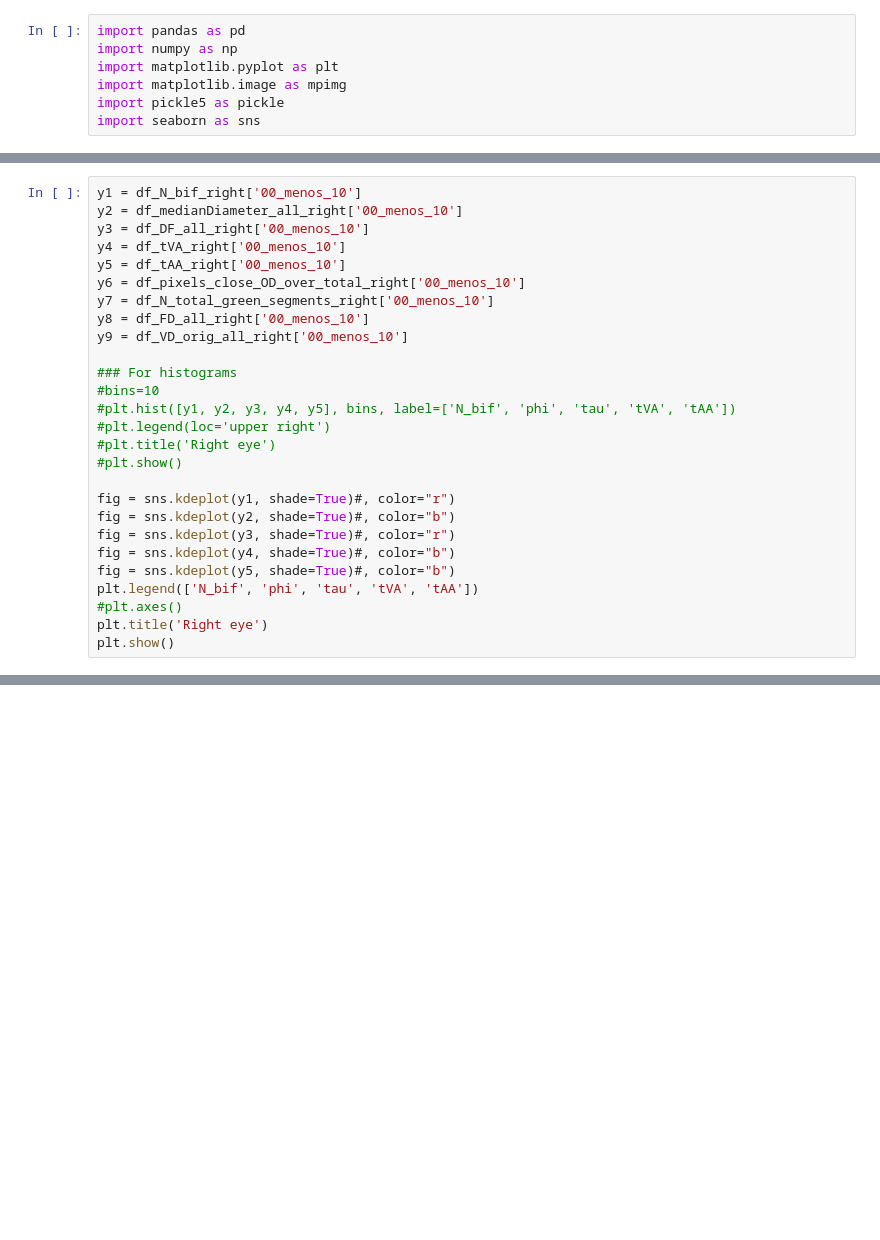
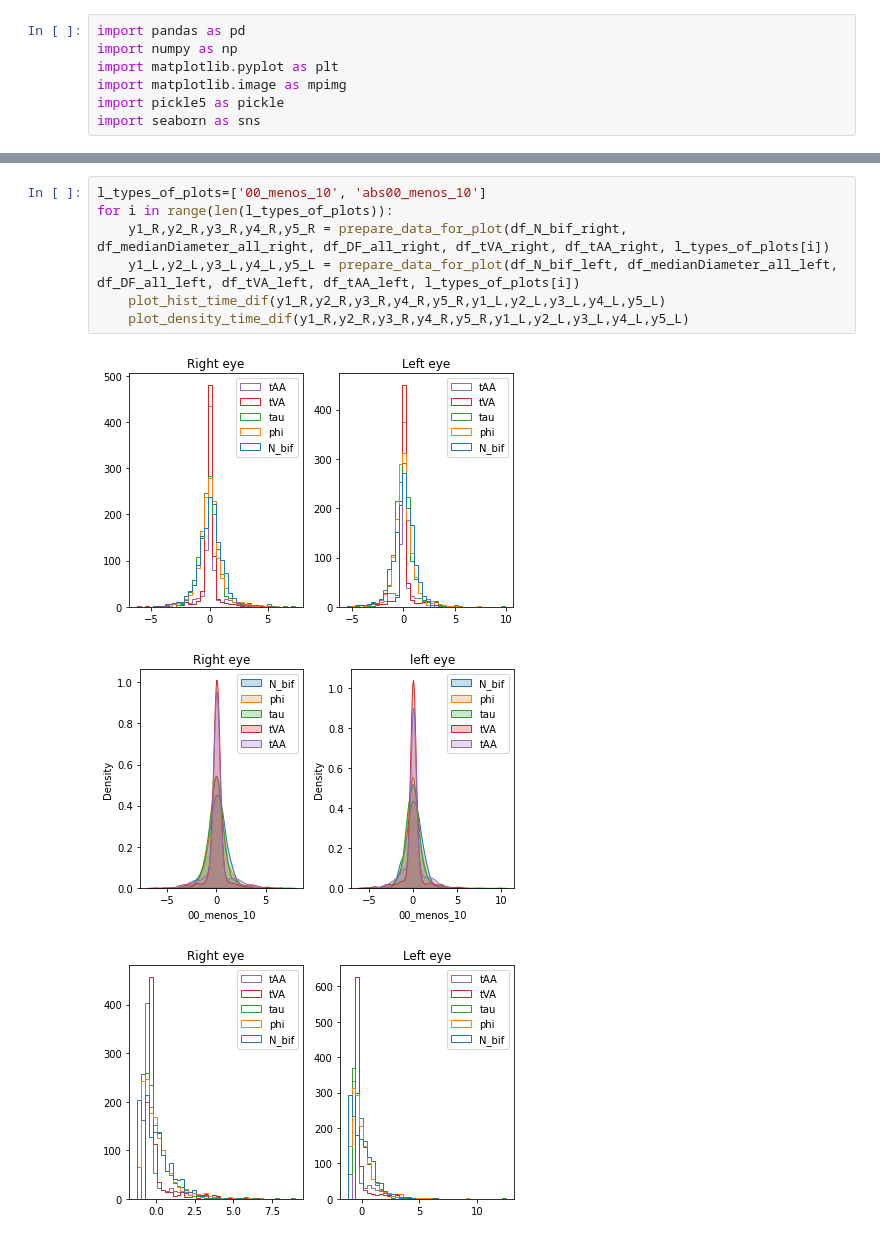
Before and after one commit to BergmannLab/Retina-tortuosity, a Jupyter notebook: Different_time_points/plot_Different_time_points.ipynb, the cells around one changed output, grey strips where cells are left out. Saved outputs shown, nothing was run; the diff lists cells and outputs as text; blank space fills up the shorter version.

Commit message:
Update code to analyze different time points

```diff
--- a/Different_time_points/plot_Different_time_points.ipynb
+++ b/Different_time_points/plot_Different_time_points.ipynb
@@ -52,27 +45,0 @@ df_VD_orig_all_right['abs00_menos_10'].hist()
-# %%
-y1 = df_N_bif_right['00_menos_10']
-y2 = df_medianDiameter_all_right['00_menos_10']
-y3 = df_DF_all_right['00_menos_10']
-y4 = df_tVA_right['00_menos_10']
-y5 = df_tAA_right['00_menos_10']
-y6 = df_pixels_close_OD_over_total_right['00_menos_10']
-y7 = df_N_total_green_segments_right['00_menos_10']
-y8 = df_FD_all_right['00_menos_10']
-y9 = df_VD_orig_all_right['00_menos_10']
-
-### For histograms
-#bins=10
-#plt.hist([y1, y2, y3, y4, y5], bins, label=['N_bif', 'phi', 'tau', 'tVA', 'tAA'])
-#plt.legend(loc='upper right')
-#plt.title('Right eye')
-#plt.show()
-
-fig = sns.kdeplot(y1, shade=True)#, color="r")
-fig = sns.kdeplot(y2, shade=True)#, color="b")
-fig = sns.kdeplot(y3, shade=True)#, color="r")
-fig = sns.kdeplot(y4, shade=True)#, color="b")
-fig = sns.kdeplot(y5, shade=True)#, color="b")
-plt.legend(['N_bif', 'phi', 'tau', 'tVA', 'tAA'])
-#plt.axes()
-plt.title('Right eye')
-plt.show()
@@ -80,0 +92,11 @@ plt.show()
+# %%
+l_types_of_plots=['00_menos_10', 'abs00_menos_10']
+for i in range(len(l_types_of_plots)):
+    y1_R,y2_R,y3_R,y4_R,y5_R = prepare_data_for_plot(df_N_bif_right, df_medianDiameter_all_right, df_DF_all_right, df_tVA_right, df_tAA_right, l_types_of_plots[i])
+    y1_L,y2_L,y3_L,y4_L,y5_L = prepare_data_for_plot(df_N_bif_left, df_medianDiameter_all_left, df_DF_all_left, df_tVA_left, df_tAA_left, l_types_of_plots[i])
+    plot_hist_time_dif(y1_R,y2_R,y3_R,y4_R,y5_R,y1_L,y2_L,y3_L,y4_L,y5_L)
+    plot_density_time_dif(y1_R,y2_R,y3_R,y4_R,y5_R,y1_L,y2_L,y3_L,y4_L,y5_L)
+# %% [output]
+[figure, added]
+[figure, added]
+[figure, added]
```
Also changed, not shown: parts of 9 cells of this notebook, 4 other files.
